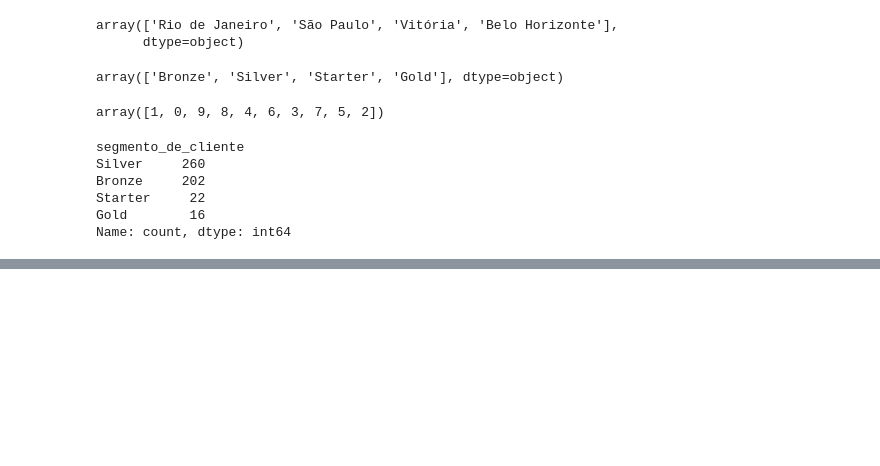
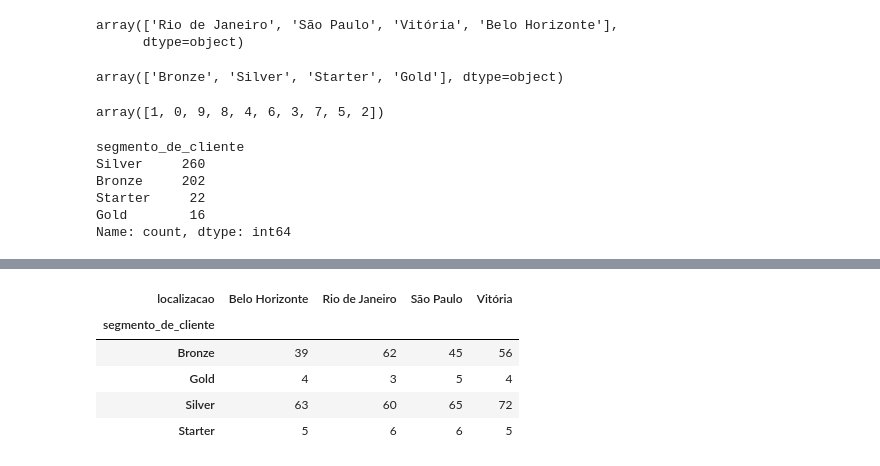
Before and after one commit to Diegopbetti/classificacao_arvore_decisao, a Jupyter notebook: classificacao_segmento_empresa.ipynb, the cells around one changed output, grey strips where cells are left out. Saved outputs shown, nothing was run; the diff lists cells and outputs as text; code cells hidden in the pictures; blank space fills up the shorter version.

```diff
--- a/classificacao_segmento_empresa.ipynb
+++ b/classificacao_segmento_empresa.ipynb
@@ -145,0 +169,11 @@ px.box(df_segmento, x='segmento_de_cliente', y='faturamento_mensal', color='segm
+# %%
+# Valor Observado
+# É a frequência real observada em cada categoria do cruzamento entre as duas variáveis.
+valor_observado
+# %% [output]
+| localizacao | Belo Horizonte | Rio de Janeiro | São Paulo | Vitória |
+| segmento_de_cliente |  |  |  |  |
+| Bronze | 39 | 62 | 45 | 56 |
+| Gold | 4 | 3 | 5 | 4 |
+| Silver | 63 | 60 | 65 | 72 |
+| Starter | 5 | 6 | 6 | 5 |
```
Also changed, not shown: parts of 4 cells of this notebook.
